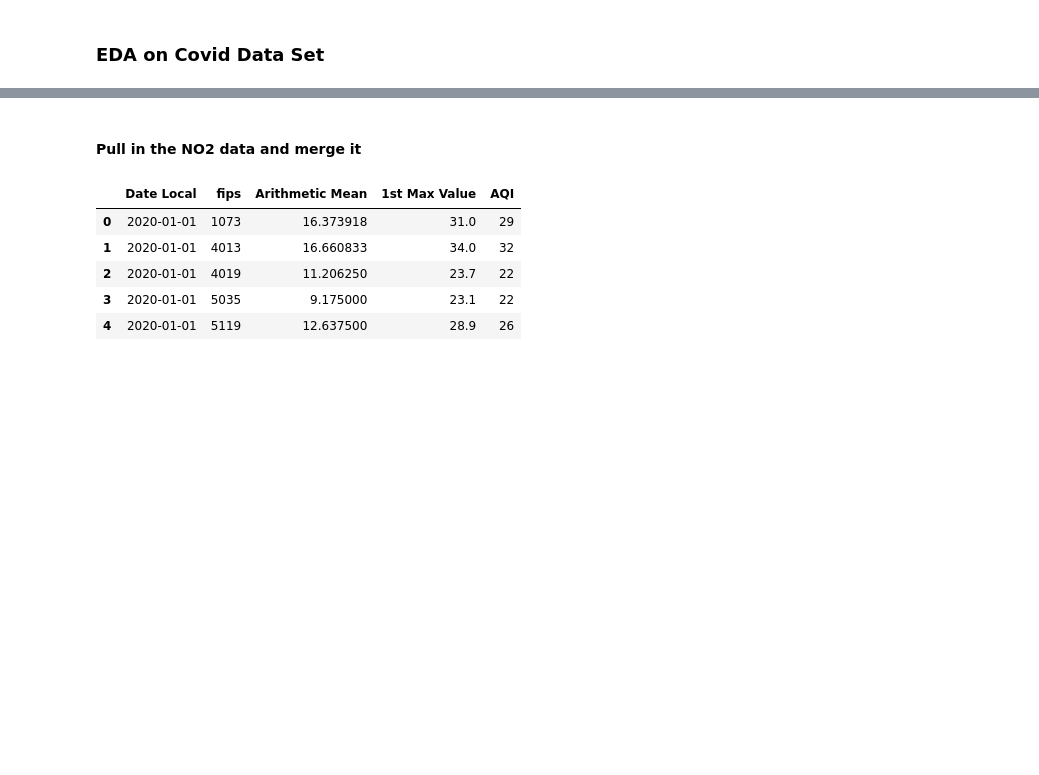
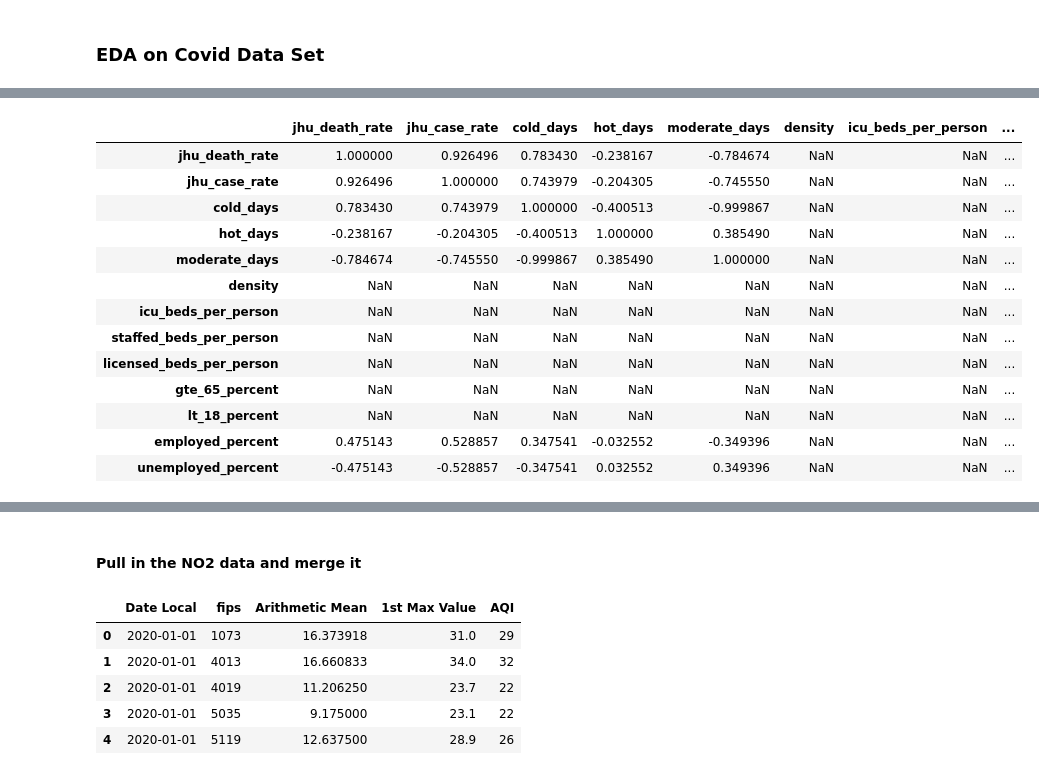
Before and after one commit to richstrouss/capstone, a Jupyter notebook: data/covid/covid_data_analysis.ipynb, the cells around one changed output, grey strips where cells are left out. Saved outputs shown, nothing was run; the diff lists cells and outputs as text; code cells hidden in the pictures; blank space fills up the shorter version.

```diff
--- a/data/covid/covid_data_analysis.ipynb
+++ b/data/covid/covid_data_analysis.ipynb
@@ -199,0 +364,17 @@ Index(['dates', 'JHU_ConfirmedCases.data', 'JHU_ConfirmedCases.missing',
+# %%
+rollup_by_date.corr()
+# %% [output]
+|  | jhu_death_rate | jhu_case_rate | cold_days | hot_days | moderate_days | density | icu_beds_per_person | ... |
+| jhu_death_rate | 1.000000 | 0.926496 | 0.783430 | -0.238167 | -0.784674 | NaN | NaN | ... |
+| jhu_case_rate | 0.926496 | 1.000000 | 0.743979 | -0.204305 | -0.745550 | NaN | NaN | ... |
+| cold_days | 0.783430 | 0.743979 | 1.000000 | -0.400513 | -0.999867 | NaN | NaN | ... |
+| hot_days | -0.238167 | -0.204305 | -0.400513 | 1.000000 | 0.385490 | NaN | NaN | ... |
+| moderate_days | -0.784674 | -0.745550 | -0.999867 | 0.385490 | 1.000000 | NaN | NaN | ... |
+| density | NaN | NaN | NaN | NaN | NaN | NaN | NaN | ... |
+| icu_beds_per_person | NaN | NaN | NaN | NaN | NaN | NaN | NaN | ... |
+| staffed_beds_per_person | NaN | NaN | NaN | NaN | NaN | NaN | NaN | ... |
+| licensed_beds_per_person | NaN | NaN | NaN | NaN | NaN | NaN | NaN | ... |
+| gte_65_percent | NaN | NaN | NaN | NaN | NaN | NaN | NaN | ... |
+| lt_18_percent | NaN | NaN | NaN | NaN | NaN | NaN | NaN | ... |
+| employed_percent | 0.475143 | 0.528857 | 0.347541 | -0.032552 | -0.349396 | NaN | NaN | ... |
+| unemployed_percent | -0.475143 | -0.528857 | -0.347541 | 0.032552 | 0.349396 | NaN | NaN | ... |
```
Also changed, not shown: parts of 26 cells of this notebook, 1 other file.
